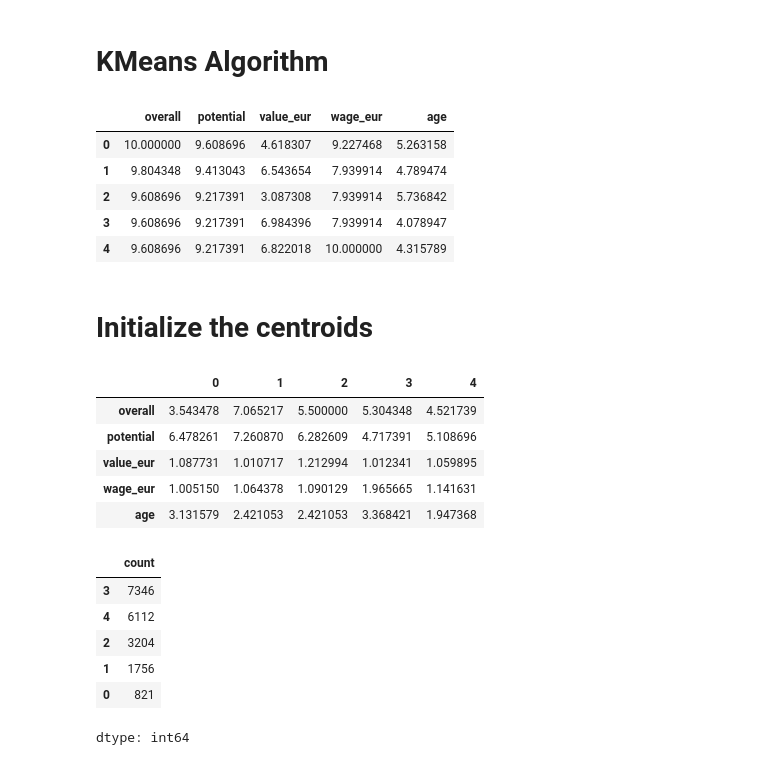
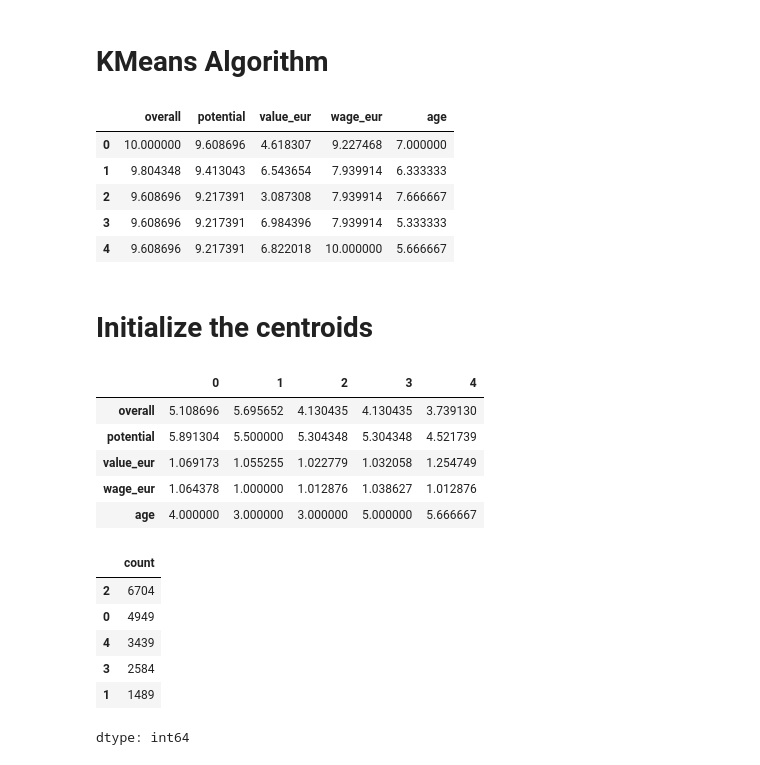
Before and after one commit to art-lmk/Clustering-FIFA-Players-using-KMeans, a Jupyter notebook: Clustering_FIFA_players_using_KMeans.ipynb, the cells around one changed output. Drawn from its saved outputs; the diff is of its cells as text; code cells hidden in the pictures.

```diff
--- a/Clustering_FIFA_players_using_KMeans.ipynb
+++ b/Clustering_FIFA_players_using_KMeans.ipynb
@@ -56,19 +56,19 @@ df.dropna(subset=features)
 # %%
 # Scale the data to make sure no column dominates the other in the cluster
 #use min-max scaling
-data=df[features]
+data=df[features].dropna() # Drop rows with NaN values in the selected features
 
 data=(data-data.min())/(data.max()-data.min())* 9+1 # first subrtact minimum value from each item,then divide by the range, then add 10
 # we are rescaling to 10 so that everything could be a scale of 1 to 10
 
-data.head()
+display(data.head())
 # %% [output]
 |  | overall | potential | value_eur | wage_eur | age |
-| 0 | 10.000000 | 9.608696 | 4.618307 | 9.227468 | 5.263158 |
-| 1 | 9.804348 | 9.413043 | 6.543654 | 7.939914 | 4.789474 |
-| 2 | 9.608696 | 9.217391 | 3.087308 | 7.939914 | 5.736842 |
-| 3 | 9.608696 | 9.217391 | 6.984396 | 7.939914 | 4.078947 |
-| 4 | 9.608696 | 9.217391 | 6.822018 | 10.000000 | 4.315789 |
+| 0 | 10.000000 | 9.608696 | 4.618307 | 9.227468 | 7.000000 |
+| 1 | 9.804348 | 9.413043 | 6.543654 | 7.939914 | 6.333333 |
+| 2 | 9.608696 | 9.217391 | 3.087308 | 7.939914 | 7.666667 |
+| 3 | 9.608696 | 9.217391 | 6.984396 | 7.939914 | 5.333333 |
+| 4 | 9.608696 | 9.217391 | 6.822018 | 10.000000 | 5.666667 |
 # %% [markdown]
 # Initialize the centroids
 # %%
@@ -84,11 +84,11 @@ centroids = random_centroids(data, 5)
 centroids
 # %% [output]
 |  | 0 | 1 | 2 | 3 | 4 |
-| overall | 3.543478 | 7.065217 | 5.500000 | 5.304348 | 4.521739 |
-| potential | 6.478261 | 7.260870 | 6.282609 | 4.717391 | 5.108696 |
-| value_eur | 1.087731 | 1.010717 | 1.212994 | 1.012341 | 1.059895 |
-| wage_eur | 1.005150 | 1.064378 | 1.090129 | 1.965665 | 1.141631 |
-| age | 3.131579 | 2.421053 | 2.421053 | 3.368421 | 1.947368 |
+| overall | 5.108696 | 5.695652 | 4.130435 | 4.130435 | 3.739130 |
+| potential | 5.891304 | 5.500000 | 5.304348 | 5.304348 | 4.521739 |
+| value_eur | 1.069173 | 1.055255 | 1.022779 | 1.032058 | 1.254749 |
+| wage_eur | 1.064378 | 1.000000 | 1.012876 | 1.038627 | 1.012876 |
+| age | 4.000000 | 3.000000 | 3.000000 | 5.000000 | 5.666667 |
 # %%
 #label each datapoint
 def get_labels(data, centroids):
@@ -100,11 +100,11 @@ labels = get_labels(data, centroids)
 labels.value_counts()
 # %% [output]
 |  | count |
-| 3 | 7346 |
-| 4 | 6112 |
-| 2 | 3204 |
-| 1 | 1756 |
-| 0 | 821 |
+| 2 | 6704 |
+| 0 | 4949 |
+| 4 | 3439 |
+| 3 | 2584 |
+| 1 | 1489 |
 dtype: int64
 # %%
 def new_centroids(data, labels, k):
```
Also changed, not shown: parts of 3 cells of this notebook.
